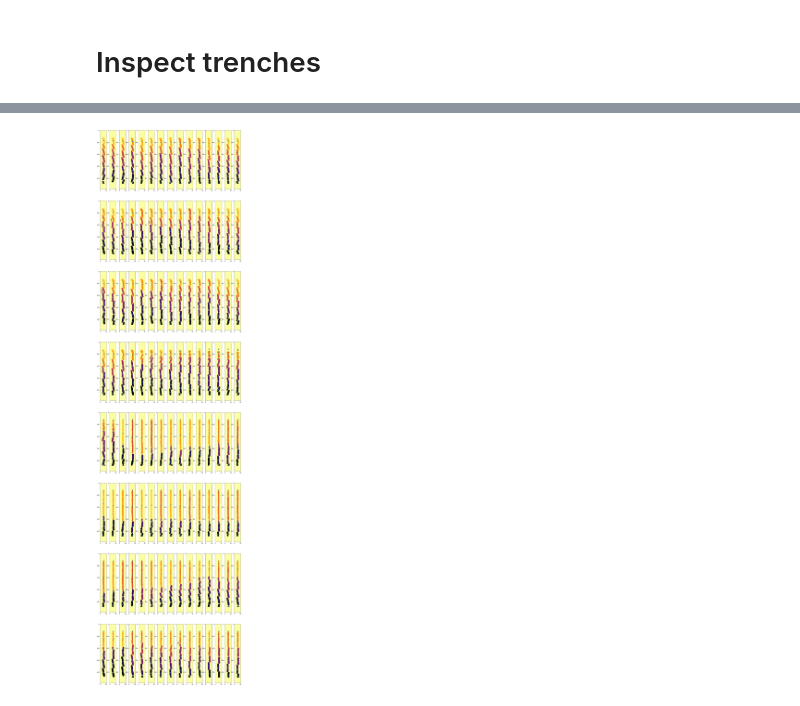
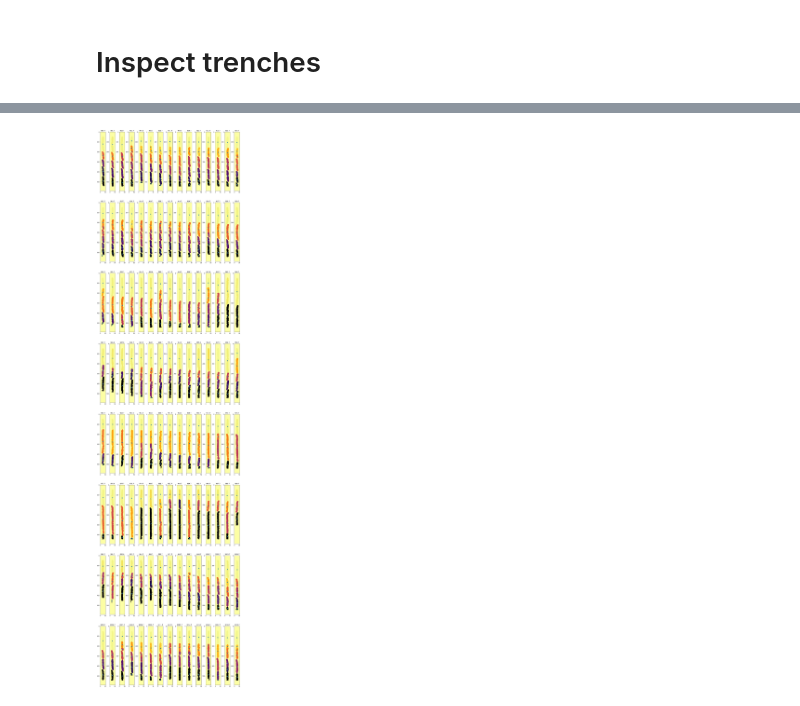
Before and after one commit to paulssonlab/TrenchRipper, a Jupyter notebook: phase_seg_test.ipynb, the cells around one changed output, grey strips where cells are left out. Cells and saved outputs as stored; diff of their text form; code cells hidden in the pictures.

```diff
--- a/phase_seg_test.ipynb
+++ b/phase_seg_test.ipynb
@@ -283,12 +153,3 @@ for key, value in dc.futures.items():
         print(key)
 # %% [markdown]
 # Check proprety extraction results
-# %%
-headpath = "/n/scratch2/bj66/vibrio_37_balanced"
-segmenter = phase_segmentation_cluster(headpath,
-            seg_channel="Phase",init_niblack_k=-0.45,
-            maxima_niblack_k=-0.8, init_smooth_sigma=4,
-            maxima_smooth_sigma=3, init_niblack_window_size=13,
-            maxima_niblack_window_size=13, min_cell_size=100,
-            deviation_from_median=0.3, max_perc_contrast=97,
-            wrap_pad=0)
@@ -383,7 +205,7 @@ Float64Index([   0.0,    1.0,    2.0,    3.0,    4.0,    5.0,    6.0,    7.0,
 # %% [markdown]
 # Inspect trenches
 # %%
-headpath = "/n/scratch2/bj66/vibrio_37_balanced"
+headpath = "/n/scratch2/bj66/vibrio_30_balanced2"
 segmenter = phase_segmentation_cluster(headpath,
             seg_channel="Phase",init_niblack_k=-0.45,
             maxima_niblack_k=-0.8, init_smooth_sigma=4,
@@ -398,9 +222,10 @@ import random
 kymodf = segmenter.meta_handle.read_df("kymograph",read_metadata=True)
 file_indices = kymodf["File Index"].unique().tolist()
 random.shuffle(file_indices)
+# %%
+trenchid = 1428
+file_idx = kymodf.loc[trenchid]["File Index"].unique()[0]
 # %%
-file_idx = 229
-trenchid = 1148
 p = os.path.join(segmenter.phasedatapath, "data_%d.h5" % file_idx)
 test_df = pd.read_hdf(p)
 test_df  = test_df[test_df["trenchid"] == trenchid]
@@ -414,9 +275,10 @@ with h5py.File(segmenter.phasesegmentationpath + "/segmentation_" + str(file_idx
 # %%
-time_idx = 1050
+time_idx = 900
 n_rows = 8
 fig1, axes = plt.subplots(1*n_rows, 15, figsize=(20, 10*n_rows))
 for i, ax in enumerate(axes.ravel()):
     ax.imshow(data[time_idx+i,:,:], cmap="inferno_r")
+    ax.set_title("%.1f" % (times[time_idx+i]/60))
     ax.scatter(test_df.loc[trench_idx, times[time_idx+i]]["centx"], test_df.loc[trench_idx, times[time_idx+i]]["centy"])
 # %% [output]
-[figure, old version]
+[figure, new version]
```
Also changed, not shown: parts of 34 cells of this notebook, 3 other files.
